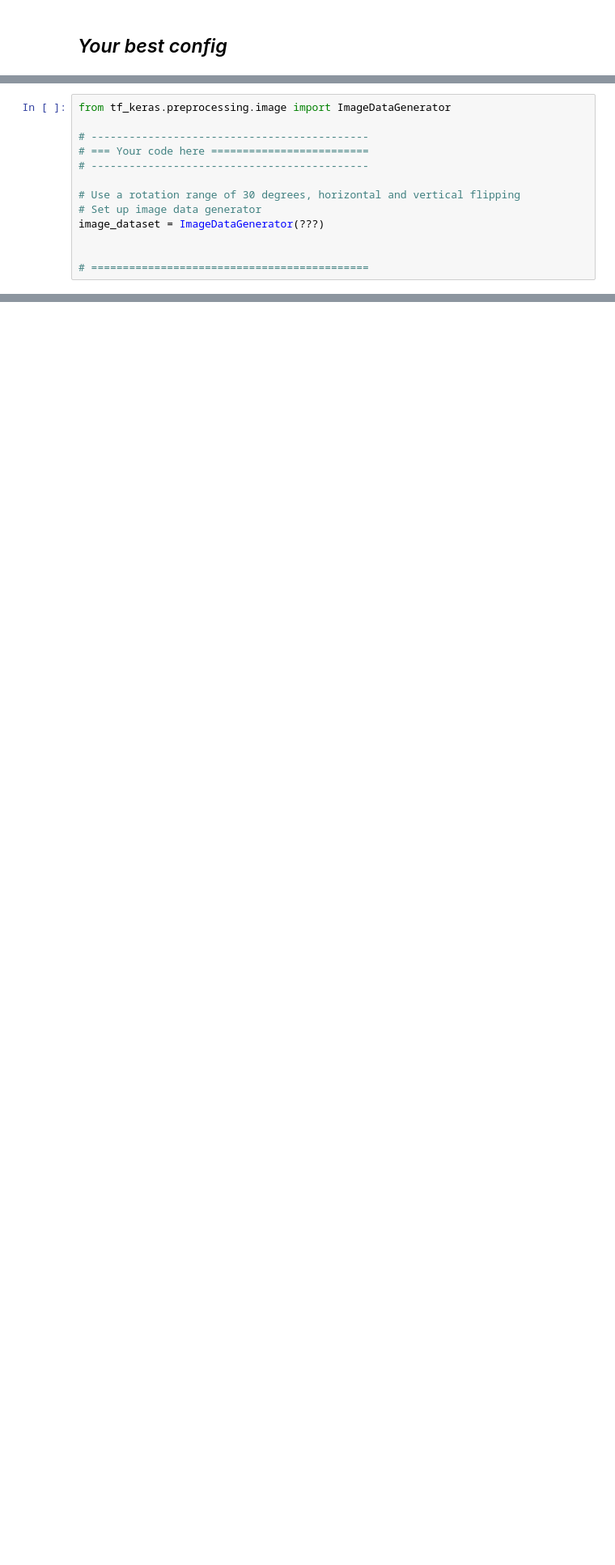
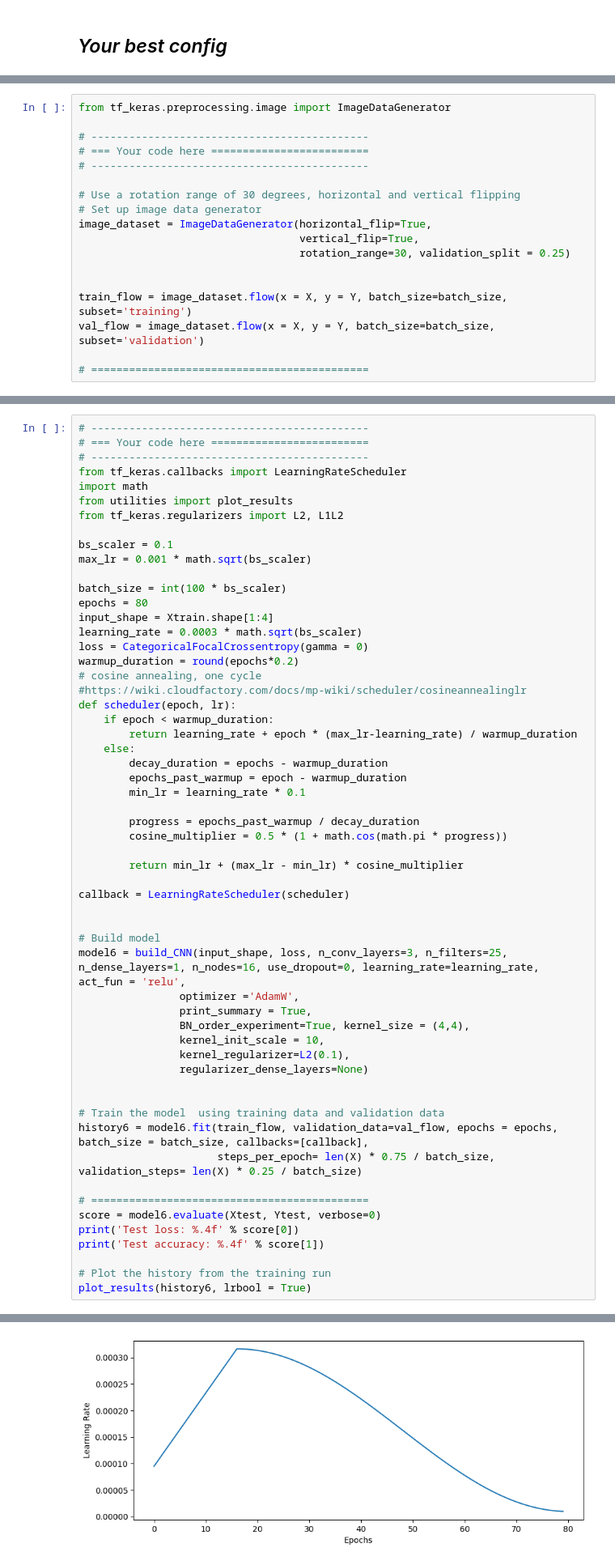
Before and after one commit to arreen/deeplearninglabs, a Jupyter notebook: 3_CNN/CNN_Lab.ipynb, the cells around one changed output, grey strips where cells are left out. Shown at 81% size. Saved outputs shown, nothing was run; the diff lists cells and outputs as text; blank space fills up the shorter version.

```diff
--- a/3_CNN/CNN_Lab.ipynb
+++ b/3_CNN/CNN_Lab.ipynb
@@ -927,9 +938,14 @@ from tf_keras.preprocessing.image import ImageDataGenerator
 
 # Use a rotation range of 30 degrees, horizontal and vertical flipping
 # Set up image data generator
-image_dataset = ImageDataGenerator(???)
+image_dataset = ImageDataGenerator(horizontal_flip=True,
+                                   vertical_flip=True,
+                                   rotation_range=30, validation_split = 0.25)
 
 
+train_flow = image_dataset.flow(x = X, y = Y, batch_size=batch_size, subset='training')
+val_flow = image_dataset.flow(x = X, y = Y, batch_size=batch_size, subset='validation')
+
 # ============================================
 # %% [markdown]
 #### **<span style="color:red">Questions</span>**
@@ -1001,0 +996,58 @@ history6 = model6.fit(???)
+# %%
+# --------------------------------------------
+# === Your code here =========================
+# --------------------------------------------
+from tf_keras.callbacks import LearningRateScheduler
+import math
+from utilities import plot_results
+from tf_keras.regularizers import L2, L1L2
+
+bs_scaler = 0.1
+max_lr = 0.001 * math.sqrt(bs_scaler)
+
+batch_size = int(100 * bs_scaler)
+epochs = 80
+input_shape = Xtrain.shape[1:4]
+learning_rate = 0.0003 * math.sqrt(bs_scaler)
+loss = CategoricalFocalCrossentropy(gamma = 0)
+warmup_duration = round(epochs*0.2)
+# cosine annealing, one cycle
+#https://wiki.cloudfactory.com/docs/mp-wiki/scheduler/cosineannealinglr
+def scheduler(epoch, lr):
+    if epoch < warmup_duration:
+        return learning_rate + epoch * (max_lr-learning_rate) / warmup_duration
+    else:
+        decay_duration = epochs - warmup_duration
+        epochs_past_warmup = epoch - warmup_duration
+        min_lr = learning_rate * 0.1
+
+        progress = epochs_past_warmup / decay_duration
+        cosine_multiplier = 0.5 * (1 + math.cos(math.pi * progress))
+
+        return min_lr + (max_lr - min_lr) * cosine_multiplier
+
+callback = LearningRateScheduler(scheduler)
+
+
+# Build model
+model6 = build_CNN(input_shape, loss, n_conv_layers=3, n_filters=25, n_dense_layers=1, n_nodes=16, use_dropout=0, learning_rate=learning_rate, act_fun = 'relu',
+                optimizer ='AdamW',
+                print_summary = True,
+                BN_order_experiment=True, kernel_size = (4,4),
+                kernel_init_scale = 10,
+                kernel_regularizer=L2(0.1),
+                regularizer_dense_layers=None)
+
+
+# Train the model  using training data and validation data
+history6 = model6.fit(train_flow, validation_data=val_flow, epochs = epochs, batch_size = batch_size, callbacks=[callback],
+                      steps_per_epoch= len(X) * 0.75 / batch_size, validation_steps= len(X) * 0.25 / batch_size)
+
+# ============================================
+score = model6.evaluate(Xtest, Ytest, verbose=0)
+print('Test loss: %.4f' % score[0])
+print('Test accuracy: %.4f' % score[1])
+
+# Plot the history from the training run
+plot_results(history6, lrbool = True)
+# %% [output]
@@ -1001,0 +1071 @@ history6 = model6.fit(???)
+[figure, added]
```
Also changed, not shown: parts of 31 cells of this notebook, 1 other file.
